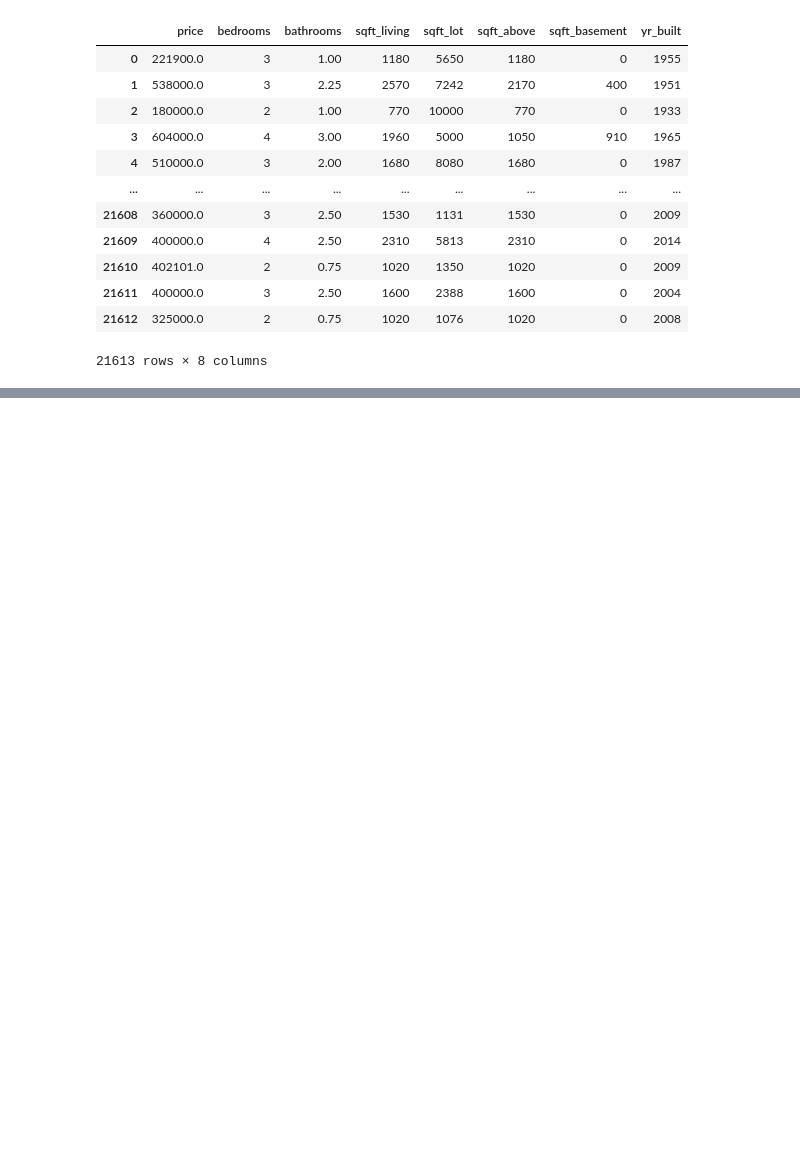
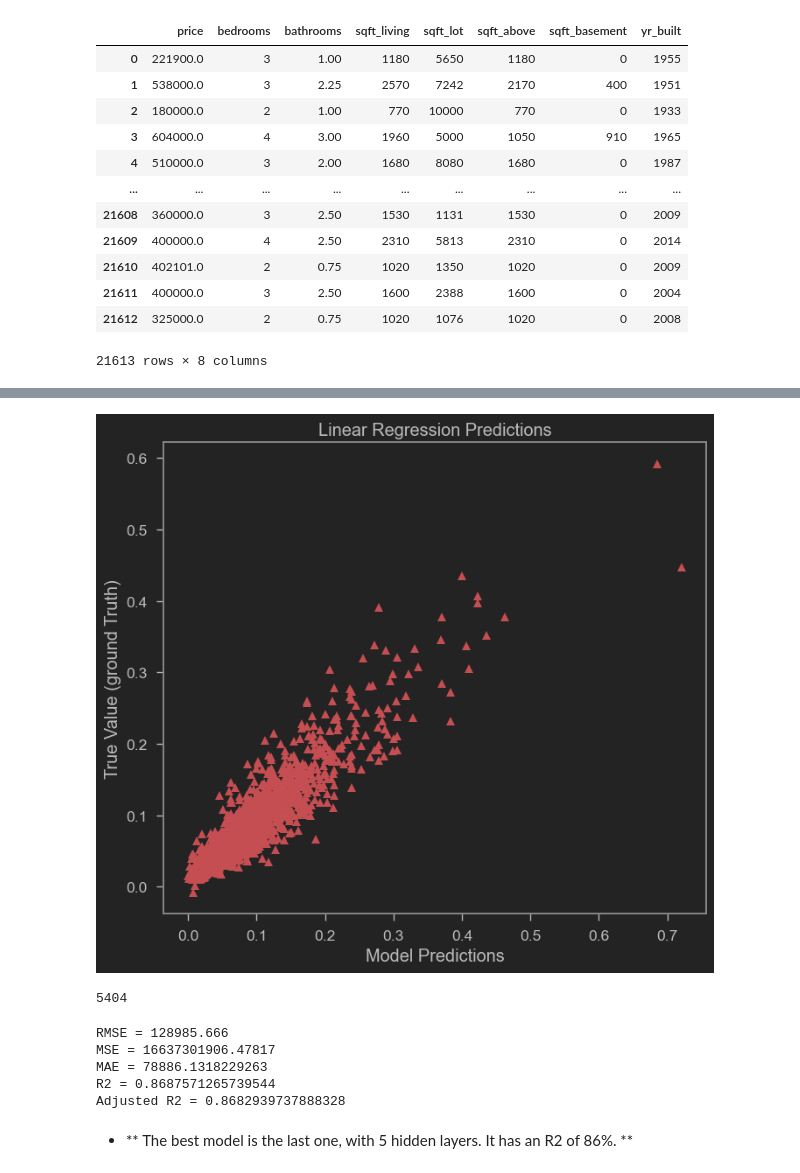
Before and after one commit to mustigui/Real-State-Price-Prediction-Deep-Learning, a Jupyter notebook: scripts/Deep Learning for Real Estate Price Prediction.ipynb, the cells around one changed output, grey strips where cells are left out. Saved outputs shown, nothing was run; the diff lists cells and outputs as text; code cells hidden in the pictures; blank space fills up the shorter version.

```diff
--- a/scripts/Deep Learning for Real Estate Price Prediction.ipynb
+++ b/scripts/Deep Learning for Real Estate Price Prediction.ipynb
@@ -475,0 +256,8 @@ model.add(Dense(1, activation = 'linear'))
+# %%
+y_predict = model.predict(X_test)
+plt.plot(y_test, y_predict, "^", color = 'r')
+plt.xlabel("Model Predictions")
+plt.ylabel("True Value (ground Truth)")
+plt.title('Linear Regression Predictions')
+plt.show()
+# %% [output]
@@ -475,0 +265 @@ model.add(Dense(1, activation = 'linear'))
+[figure, added]
@@ -475,0 +269,22 @@ model.add(Dense(1, activation = 'linear'))
+# %%
+k = X_test.shape[1]
+n = len(X_test)
+n
+# %% [output]
+5404
+# %%
+RMSE = float(format(np.sqrt(mean_squared_error(y_test_orig, y_predict_orig)),'.3f'))
+MSE = mean_squared_error(y_test_orig, y_predict_orig)
+MAE = mean_absolute_error(y_test_orig, y_predict_orig)
+r2 = r2_score(y_test_orig, y_predict_orig)
+adj_r2 = 1-(1-r2)*(n-1)/(n-k-1)
+
+print('RMSE =',RMSE, '\nMSE =',MSE, '\nMAE =',MAE, '\nR2 =', r2, '\nAdjusted R2 =', adj_r2)
+# %% [output]
+RMSE = 128985.666
+MSE = 16637301906.47817
+MAE = 78886.1318229263
+R2 = 0.8687571265739544
+Adjusted R2 = 0.8682939737888328
+# %% [markdown]
+- ** The best model is the last one, with 5 hidden layers. It has an R2 of 86%.  **
```
Also changed, not shown: parts of 65 cells of this notebook.
